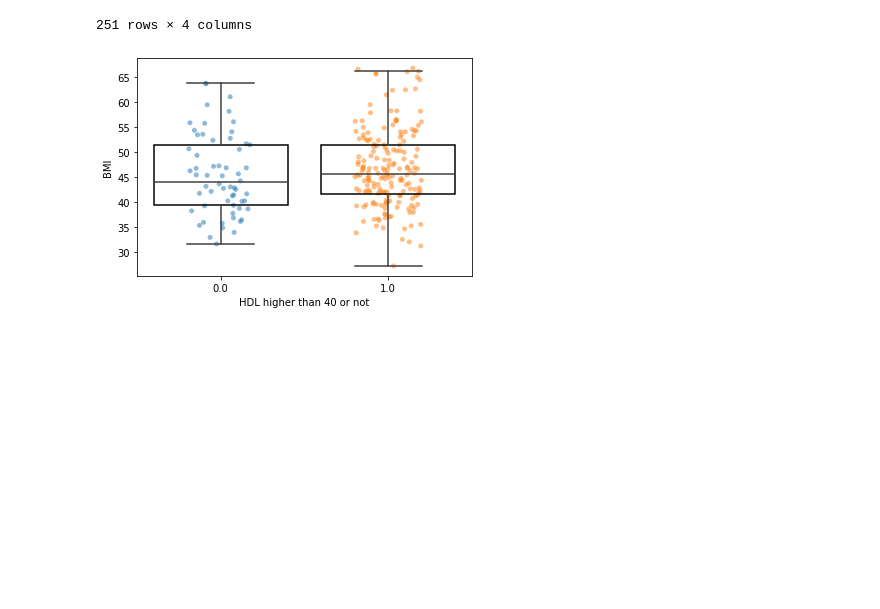
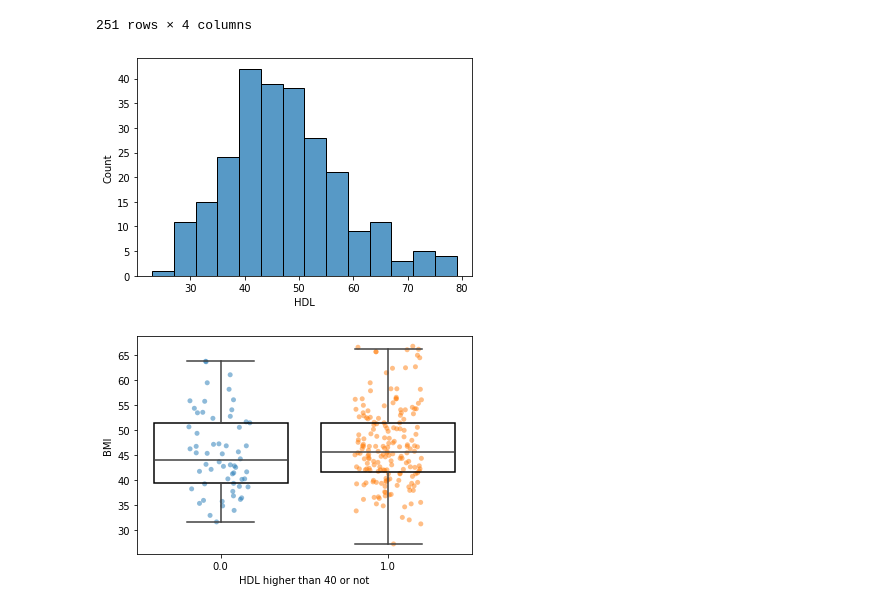
Before and after one commit to adazhou1128/YirenZhoufinal, a Jupyter notebook: code/Yiren_Zhou_FP.ipynb, the cells around one changed output. Saved outputs shown, nothing was run; the diff lists cells and outputs as text; code cells hidden in the pictures; blank space fills up the shorter version.

```diff
--- a/code/Yiren_Zhou_FP (1).ipynb
+++ b/code/Yiren_Zhou_FP.ipynb
@@ -269,6 +283,12 @@ See the caveats in the documentation: https://pandas.pydata.org/pandas-docs/stab
 | 435 | 36.0 | 1.0 | 40.3 | 0.0 |
 | 438 | 65.0 | 1.0 | 39.0 | 1.0 |
 251 rows × 4 columns
+# %%
+sns.histplot(HDL40all['HDL'])
+plt.savefig("/content/figures/HDLLowerthan40withdisease.pdf", bbox_inches='tight')
+#plot the range of BMI for patients with liver disease, and save this figure in the figures folder.
+# %% [output]
+[figure, added]
 # %%
 fig2 = sns.boxplot(data=HDL40all, x='HDLnew', y='BMI',fliersize=0, boxprops={'edgecolor':'black','facecolor':(1,1,1,0)}, zorder=5)
 fig2 = sns.stripplot(data=HDL40all, x='HDLnew', y='BMI', alpha=.5, jitter=.2, zorder=0)
```
Also changed, not shown: parts of 13 cells of this notebook, 3 other files.
